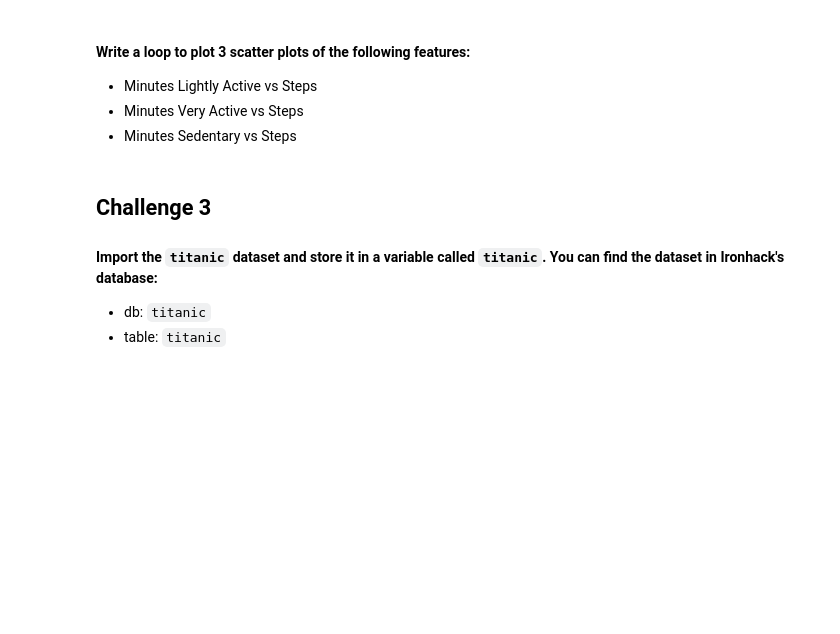
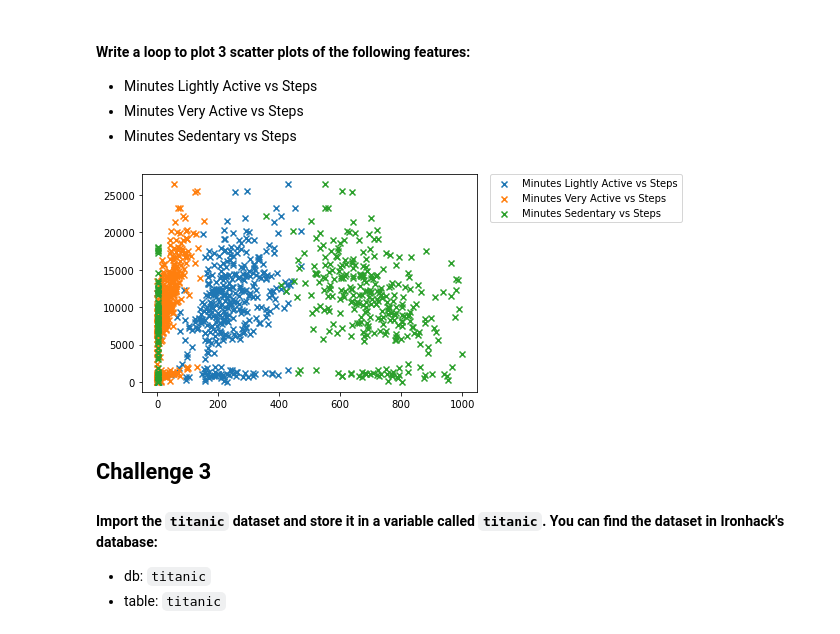
Before and after one commit to Irene9R/dataptmad1121_labs, a Jupyter notebook: module-2/matplotlib-seaborn/your-code/main.ipynb, the cells around one changed output. Saved outputs shown, nothing was run; the diff lists cells and outputs as text; code cells hidden in the pictures; blank space fills up the shorter version.

```diff
--- a/module-2/matplotlib-seaborn/your-code/main.ipynb
+++ b/module-2/matplotlib-seaborn/your-code/main.ipynb
@@ -155,3 +175,11 @@ axs[1].bar(median['Months_encoded'],median['Steps']);
+# %%
+# your code here
+plots= ['Minutes Lightly Active', 'Minutes Very Active','Minutes Sedentary' ]
+for i in range(3):
+    plt.scatter(fitbit[plots[i]],fitbit["Steps"], marker='x',label=plots[i]+' vs Steps')
+    plt.legend(bbox_to_anchor=(1.04,1), borderaxespad=0)
+# %% [output]
+[figure, added]
 # %% [markdown]
 ## Challenge 3
 
```
Also changed, not shown: parts of 34 cells of this notebook.
